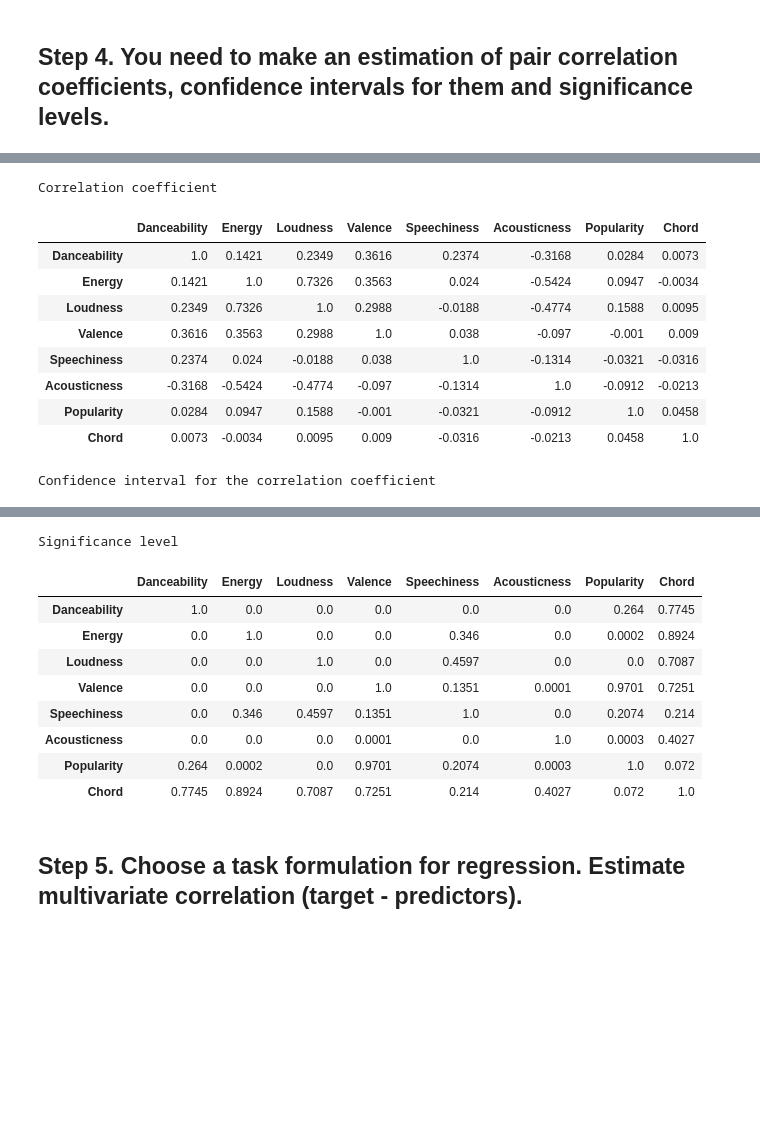
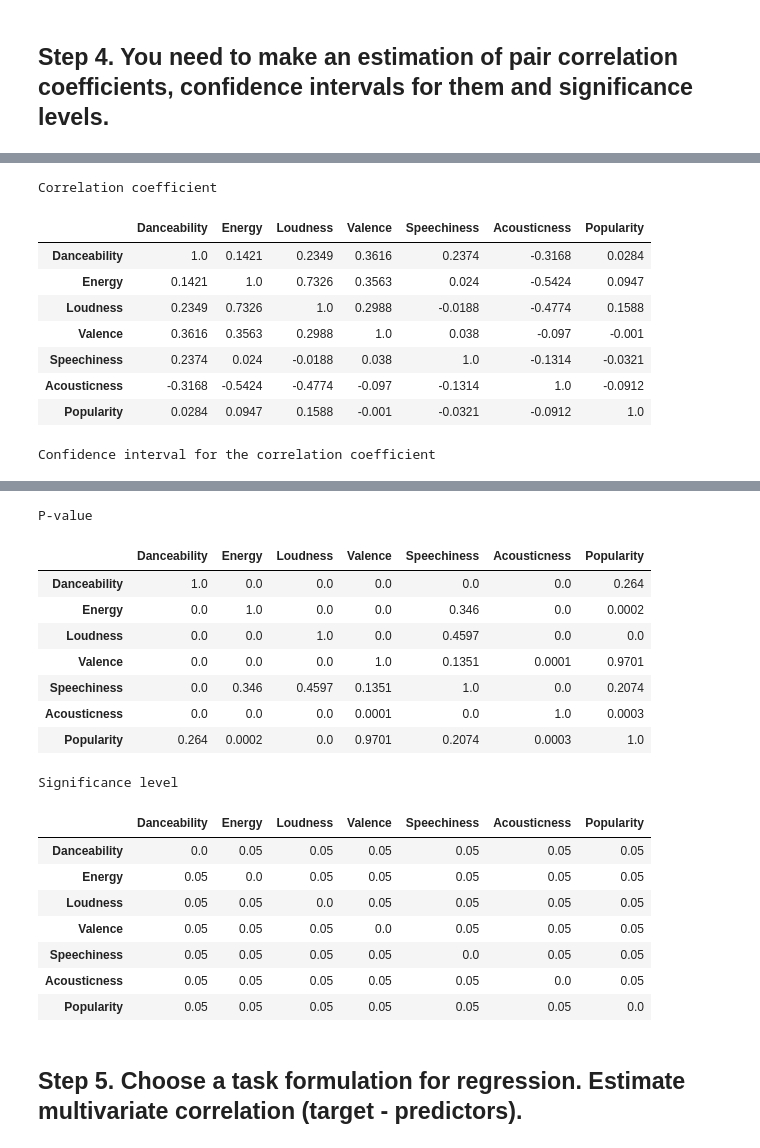
Before and after one commit to eegoro/Methods-and-models-for-multivariate-data-analysis, a Jupyter notebook: lab2.ipynb, the cells around one changed output, grey strips where cells are left out. Cells and saved outputs as stored; diff of their text form; code cells hidden in the pictures; blank space fills up the shorter version.

```diff
--- a/lab2.ipynb
+++ b/lab2.ipynb
@@ -206,8 +225,8 @@ pd.DataFrame(sd_conditional.var()).transpose()
 |  | Danceability | Energy | Loudness | Valence | Speechiness | Acousticness | Popularity |
 | 0 | 0.021668 | 0.023091 | 5.772957 | 0.05259 | 0.014742 | 0.056513 | 263.684371 |
 # %%
-means = pd.DataFrame(columns=subdata.columns,index= range(np.max(subdata['Chord'].unique())))
-vars =  pd.DataFrame(columns=subdata.columns,index= range(np.max(subdata['Chord'].unique())))
+means = pd.DataFrame(columns=subdata.drop(columns='Chord').columns,index= range(np.max(subdata['Chord'].unique())))
+vars =  pd.DataFrame(columns=subdata.drop(columns='Chord').columns,index= range(np.max(subdata['Chord'].unique())))
 for i in range(np.max(subdata['Chord'].unique())):
     sd_conditional = subdata[subdata['Chord'] == i]
     sd_conditional = sd_conditional.drop(columns='Chord')
@@ -248,47 +282,48 @@ plt.savefig(fname = "./3.png", dpi=300, facecolor='w', edgecolor='w',
 # %%
 def conf_int_sign_corr(x,y):
     r, p = scipy.stats.pearsonr(x,y)
     r_z = np.arctanh(r)
     se = 1/np.sqrt(x.size-3)
     alpha = 0.05
     z = scipy.stats.norm.ppf(1-alpha/2)
-    lo_z, hi_z = r_z-z*se, r_z+z*se
-    return r,lo_z,hi_z,p
+    lo_z, hi_z = np.tanh(r_z-z*se), np.tanh(r_z+z*se)
+    return r,lo_z,hi_z,p,alpha
 
 def calc_conf_int_sign_corr(x):
     N_cols = len(x.columns)
-    r,lo_z,hi_z,p = np.zeros((N_cols,N_cols)),np.zeros((N_cols,N_cols)),np.zeros((N_cols,N_cols)),np.zeros((N_cols,N_cols))
+    r,lo_z,hi_z,p,alpha = np.zeros((N_cols,N_cols)),np.zeros((N_cols,N_cols)),np.zeros((N_cols,N_cols)),np.zeros((N_cols,N_cols)),np.zeros((N_cols,N_cols))
     for i,col0 in enumerate(x.columns):
         for j,col1 in enumerate(x.columns):
             if i != j:
-                r[i,j],lo_z[i,j],hi_z[i,j],p[i,j] = conf_int_sign_corr(x[col0],x[col1])
+                r[i,j],lo_z[i,j],hi_z[i,j],p[i,j],alpha[i,j] = conf_int_sign_corr(x[col0],x[col1])
             else:
-                r[i,j],lo_z[i,j],hi_z[i,j],p[i,j] = 1.0, 0.0, 0.0, 1.0
+                r[i,j],lo_z[i,j],hi_z[i,j],p[i,j],alpha[i,j] = 1.0, 0.0, 0.0, 1.0, 0
 
     numbers = 4
     print('Correlation coefficient')
     display(pd.DataFrame(np.round(r,numbers).astype(str),index=x.columns, columns=x.columns))
 
     print('Confidence interval for the correlation coefficient')
     lo = np.round(lo_z,numbers).astype(str)
     hi = np.round(hi_z,numbers).astype(str)
     interval = np.core.defchararray.add(lo, '; ')
     interval = np.core.defchararray.add(interval, hi)
     display(pd.DataFrame(interval,index=x.columns, columns=x.columns))
 
+    print('P-value')
+    display(pd.DataFrame(np.round(p,numbers).astype(str),index=x.columns, columns=x.columns))
     print('Significance level')
-    display(pd.DataFrame(np.round(p,numbers).astype(str),index=x.columns, columns=x.columns))
+    display(pd.DataFrame(np.round(alpha,numbers).astype(str),index=x.columns, columns=x.columns))
 
-calc_conf_int_sign_corr(subdata)
+calc_conf_int_sign_corr(subdata.drop(columns='Chord'))
 # %% [output]
 Correlation coefficient
-|  | Danceability | Energy | Loudness | Valence | Speechiness | Acousticness | Popularity | Chord |
-| Danceability | 1.0 | 0.1421 | 0.2349 | 0.3616 | 0.2374 | -0.3168 | 0.0284 | 0.0073 |
-| Energy | 0.1421 | 1.0 | 0.7326 | 0.3563 | 0.024 | -0.5424 | 0.0947 | -0.0034 |
-| Loudness | 0.2349 | 0.7326 | 1.0 | 0.2988 | -0.0188 | -0.4774 | 0.1588 | 0.0095 |
-| Valence | 0.3616 | 0.3563 | 0.2988 | 1.0 | 0.038 | -0.097 | -0.001 | 0.009 |
-| Speechiness | 0.2374 | 0.024 | -0.0188 | 0.038 | 1.0 | -0.1314 | -0.0321 | -0.0316 |
-| Acousticness | -0.3168 | -0.5424 | -0.4774 | -0.097 | -0.1314 | 1.0 | -0.0912 | -0.0213 |
-| Popularity | 0.0284 | 0.0947 | 0.1588 | -0.001 | -0.0321 | -0.0912 | 1.0 | 0.0458 |
-| Chord | 0.0073 | -0.0034 | 0.0095 | 0.009 | -0.0316 | -0.0213 | 0.0458 | 1.0 |
+|  | Danceability | Energy | Loudness | Valence | Speechiness | Acousticness | Popularity |
+| Danceability | 1.0 | 0.1421 | 0.2349 | 0.3616 | 0.2374 | -0.3168 | 0.0284 |
+| Energy | 0.1421 | 1.0 | 0.7326 | 0.3563 | 0.024 | -0.5424 | 0.0947 |
+| Loudness | 0.2349 | 0.7326 | 1.0 | 0.2988 | -0.0188 | -0.4774 | 0.1588 |
+| Valence | 0.3616 | 0.3563 | 0.2988 | 1.0 | 0.038 | -0.097 | -0.001 |
+| Speechiness | 0.2374 | 0.024 | -0.0188 | 0.038 | 1.0 | -0.1314 | -0.0321 |
+| Acousticness | -0.3168 | -0.5424 | -0.4774 | -0.097 | -0.1314 | 1.0 | -0.0912 |
+| Popularity | 0.0284 | 0.0947 | 0.1588 | -0.001 | -0.0321 | -0.0912 | 1.0 |
 Confidence interval for the correlation coefficient
@@ -304,13 +338,21 @@ Confidence interval for the correlation coefficient
-Significance level
+P-value
-|  | Danceability | Energy | Loudness | Valence | Speechiness | Acousticness | Popularity | Chord |
-| Danceability | 1.0 | 0.0 | 0.0 | 0.0 | 0.0 | 0.0 | 0.264 | 0.7745 |
-| Energy | 0.0 | 1.0 | 0.0 | 0.0 | 0.346 | 0.0 | 0.0002 | 0.8924 |
-| Loudness | 0.0 | 0.0 | 1.0 | 0.0 | 0.4597 | 0.0 | 0.0 | 0.7087 |
-| Valence | 0.0 | 0.0 | 0.0 | 1.0 | 0.1351 | 0.0001 | 0.9701 | 0.7251 |
-| Speechiness | 0.0 | 0.346 | 0.4597 | 0.1351 | 1.0 | 0.0 | 0.2074 | 0.214 |
-| Acousticness | 0.0 | 0.0 | 0.0 | 0.0001 | 0.0 | 1.0 | 0.0003 | 0.4027 |
-| Popularity | 0.264 | 0.0002 | 0.0 | 0.9701 | 0.2074 | 0.0003 | 1.0 | 0.072 |
-| Chord | 0.7745 | 0.8924 | 0.7087 | 0.7251 | 0.214 | 0.4027 | 0.072 | 1.0 |
+|  | Danceability | Energy | Loudness | Valence | Speechiness | Acousticness | Popularity |
+| Danceability | 1.0 | 0.0 | 0.0 | 0.0 | 0.0 | 0.0 | 0.264 |
+| Energy | 0.0 | 1.0 | 0.0 | 0.0 | 0.346 | 0.0 | 0.0002 |
+| Loudness | 0.0 | 0.0 | 1.0 | 0.0 | 0.4597 | 0.0 | 0.0 |
+| Valence | 0.0 | 0.0 | 0.0 | 1.0 | 0.1351 | 0.0001 | 0.9701 |
+| Speechiness | 0.0 | 0.346 | 0.4597 | 0.1351 | 1.0 | 0.0 | 0.2074 |
+| Acousticness | 0.0 | 0.0 | 0.0 | 0.0001 | 0.0 | 1.0 | 0.0003 |
+| Popularity | 0.264 | 0.0002 | 0.0 | 0.9701 | 0.2074 | 0.0003 | 1.0 |
+Significance level
+|  | Danceability | Energy | Loudness | Valence | Speechiness | Acousticness | Popularity |
+| Danceability | 0.0 | 0.05 | 0.05 | 0.05 | 0.05 | 0.05 | 0.05 |
+| Energy | 0.05 | 0.0 | 0.05 | 0.05 | 0.05 | 0.05 | 0.05 |
+| Loudness | 0.05 | 0.05 | 0.0 | 0.05 | 0.05 | 0.05 | 0.05 |
+| Valence | 0.05 | 0.05 | 0.05 | 0.0 | 0.05 | 0.05 | 0.05 |
+| Speechiness | 0.05 | 0.05 | 0.05 | 0.05 | 0.0 | 0.05 | 0.05 |
+| Acousticness | 0.05 | 0.05 | 0.05 | 0.05 | 0.05 | 0.0 | 0.05 |
+| Popularity | 0.05 | 0.05 | 0.05 | 0.05 | 0.05 | 0.05 | 0.0 |
 # %% [markdown]
 ## Step 5. Choose a task formulation for regression. Estimate multivariate correlation (target - predictors).
 # %% [markdown]
```
Also changed, not shown: parts of 33 cells of this notebook.
